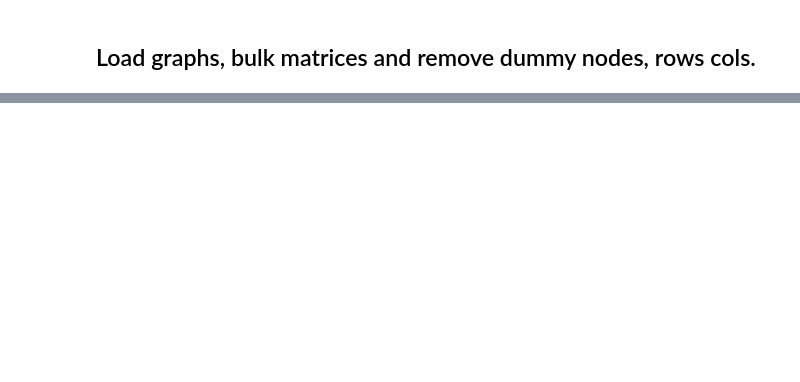
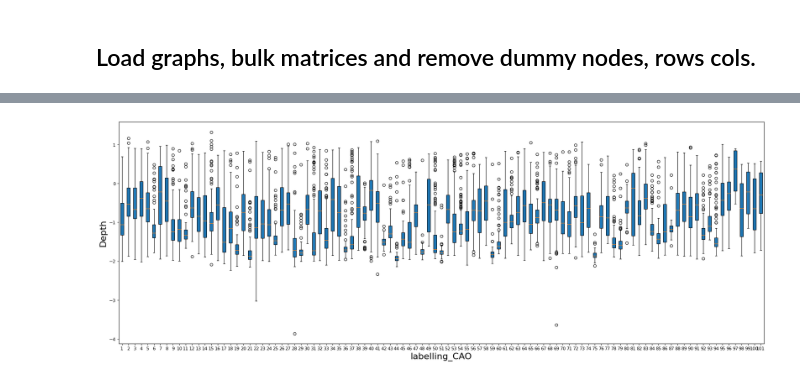
Before and after one commit to Rohit3594/Graph_matching, a Jupyter notebook: Matlab_MGM_affintiy_gen/Compute depth Variance.ipynb, the cells around one changed output, grey strips where cells are left out. Cells and saved outputs as stored; diff of their text form; code cells hidden in the pictures; blank space fills up the shorter version.

```diff
--- a/Matlab_MGM_affintiy_gen/Compute depth Variance.ipynb
+++ b/Matlab_MGM_affintiy_gen/Compute depth Variance.ipynb
@@ -70,0 +135,5 @@ Number of labels: 101
+# %%
+figure(figsize=(26, 9), dpi=80)
+create_depth_boxplot_matching(method_label='labelling_CAO')
+# %% [output]
+[figure, added]
```
Also changed, not shown: parts of 25 cells of this notebook, 13 other files.
